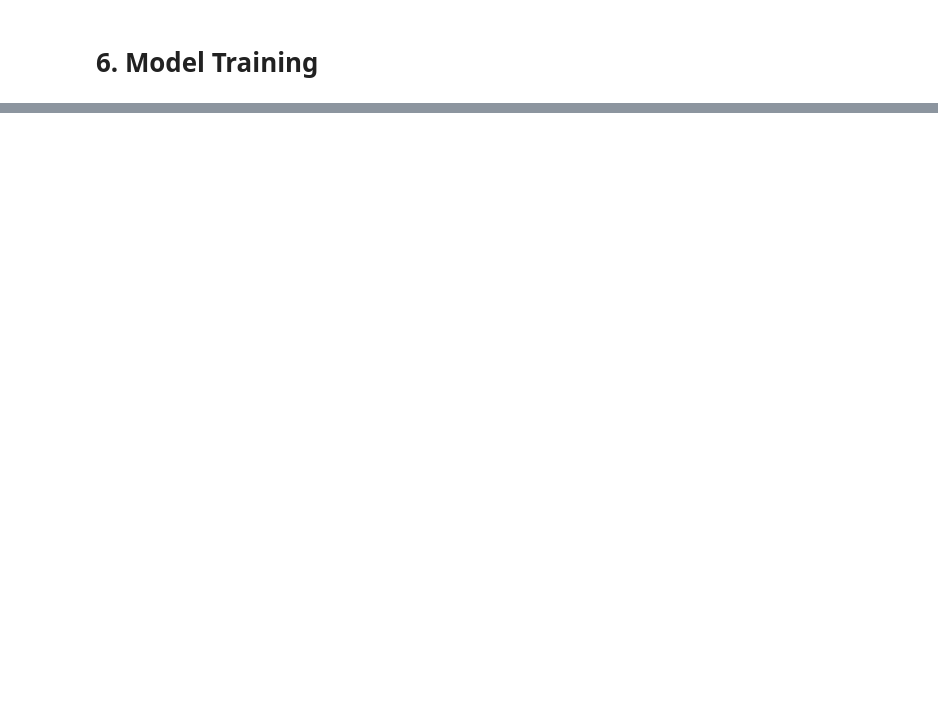
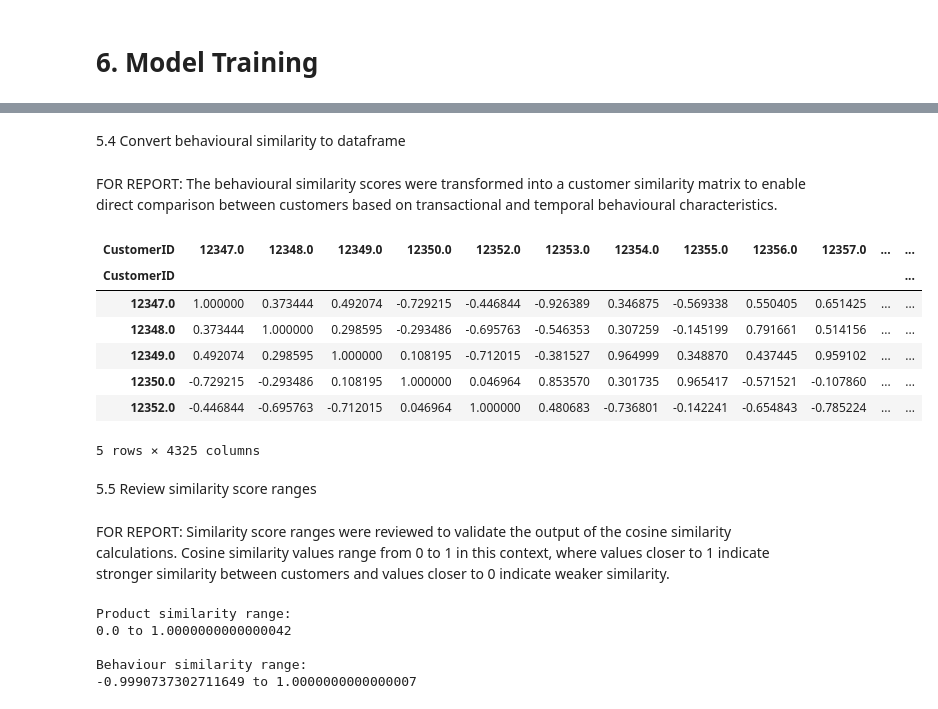
Before and after one commit to OKSolution/ai-data-science-assignment, a Jupyter notebook: notebooks/analysis.ipynb, the cells around one changed output, grey strips where cells are left out. Cells and saved outputs as stored; diff of their text form; code cells hidden in the pictures; blank space fills up the shorter version.

```diff
--- a/notebooks/analysis.ipynb
+++ b/notebooks/analysis.ipynb
@@ -533,0 +912,14 @@ Cancellation rate: 0.1989329268292683
+# %%
+behaviour_features = [
+    "Transactions",
+    "TotalSpend",
+    "TotalQuantity",
+    "UniqueProducts",
+    "AvgSpendPerTransaction",
+    "AvgQuantityPerTransaction",
+    "AvgDaysBetweenPurchases"
+]
+
+behaviour_matrix = customer_features[behaviour_features].copy()
+
+behaviour_matrix.head()
@@ -533,0 +937,6 @@ Cancellation rate: 0.1989329268292683
+# %%
+from sklearn.preprocessing import StandardScaler
+
+scaler = StandardScaler()
+
+behaviour_scaled = scaler.fit_transform(behaviour_matrix)
@@ -533,0 +947,8 @@ Cancellation rate: 0.1989329268292683
+# %%
+behaviour_scaled_df = pd.DataFrame(
+    behaviour_scaled,
+    index=customer_features.index,
+    columns=behaviour_features
+)
+
+behaviour_scaled_df.head()
@@ -533,0 +1041,45 @@ Cancellation rate: 0.1989329268292683
+# %% [markdown]
+5.4 Convert behavioural similarity to dataframe
+# %% [markdown]
+FOR REPORT: The behavioural similarity scores were transformed into a customer similarity matrix to enable direct comparison between customers based on transactional and temporal behavioural characteristics.
+# %%
+behaviour_similarity_df = pd.DataFrame(
+    behaviour_similarity,
+    index=customer_features["CustomerID"],
+    columns=customer_features["CustomerID"]
+)
+
+behaviour_similarity_df.head()
+# %% [output]
+| CustomerID | 12347.0 | 12348.0 | 12349.0 | 12350.0 | 12352.0 | 12353.0 | 12354.0 | 12355.0 | 12356.0 | 12357.0 | ... | ... |
+| CustomerID |  |  |  |  |  |  |  |  |  |  |  | ... |
+| 12347.0 | 1.000000 | 0.373444 | 0.492074 | -0.729215 | -0.446844 | -0.926389 | 0.346875 | -0.569338 | 0.550405 | 0.651425 | ... | ... |
+| 12348.0 | 0.373444 | 1.000000 | 0.298595 | -0.293486 | -0.695763 | -0.546353 | 0.307259 | -0.145199 | 0.791661 | 0.514156 | ... | ... |
+| 12349.0 | 0.492074 | 0.298595 | 1.000000 | 0.108195 | -0.712015 | -0.381527 | 0.964999 | 0.348870 | 0.437445 | 0.959102 | ... | ... |
+| 12350.0 | -0.729215 | -0.293486 | 0.108195 | 1.000000 | 0.046964 | 0.853570 | 0.301735 | 0.965417 | -0.571521 | -0.107860 | ... | ... |
+| 12352.0 | -0.446844 | -0.695763 | -0.712015 | 0.046964 | 1.000000 | 0.480683 | -0.736801 | -0.142241 | -0.654843 | -0.785224 | ... | ... |
+5 rows × 4325 columns
+# %% [markdown]
+5.5 Review similarity score ranges
+# %% [markdown]
+FOR REPORT: Similarity score ranges were reviewed to validate the output of the cosine similarity calculations. Cosine similarity values range from 0 to 1 in this context, where values closer to 1 indicate stronger similarity between customers and values closer to 0 indicate weaker similarity.
+# %%
+print("Product similarity range:")
+print(
+    product_similarity_df.min().min(),
+    "to",
+    product_similarity_df.max().max()
+)
+
+print("\nBehaviour similarity range:")
+print(
+    behaviour_similarity_df.min().min(),
+    "to",
+    behaviour_similarity_df.max().max()
+)
+# %% [output]
+Product similarity range:
+0.0 to 1.0000000000000042
+
+Behaviour similarity range:
+-0.9990737302711649 to 1.0000000000000007
```
Also changed, not shown: parts of 126 cells of this notebook.
